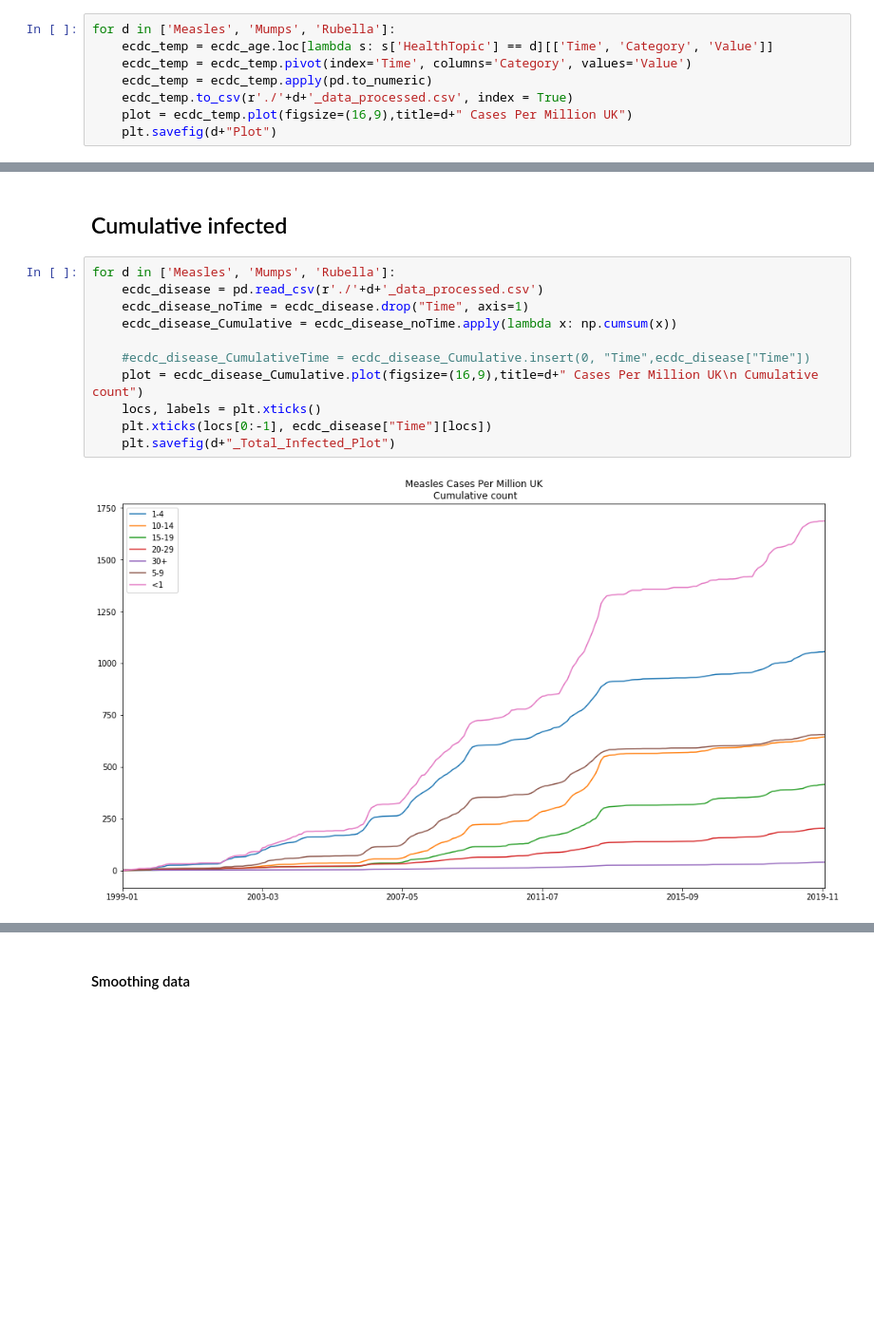
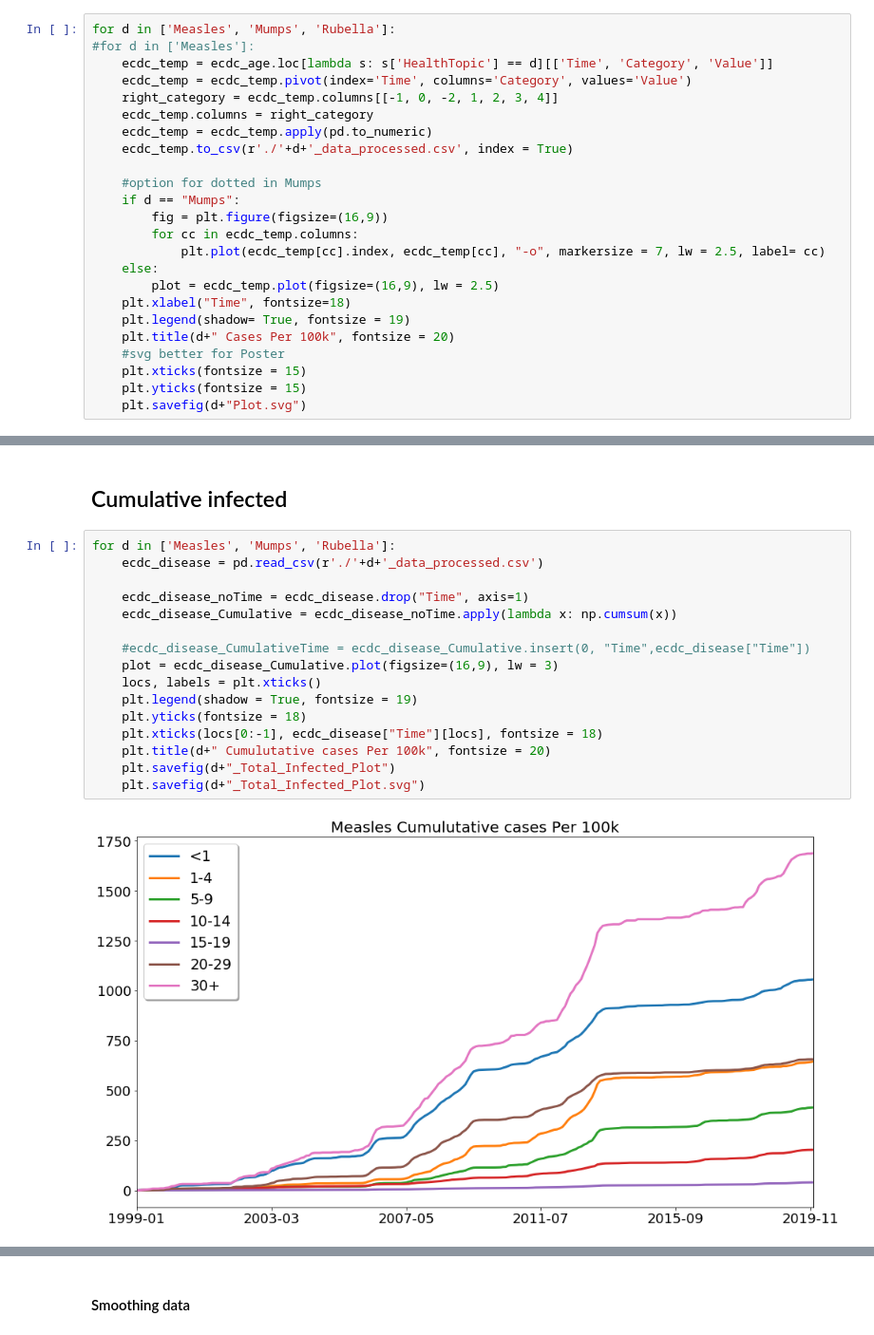
Before and after one commit to dhelekal/EpiRSG2020, a Jupyter notebook: data_nb/ECDCdata.ipynb, the cells around one changed output, grey strips where cells are left out. Shown at 95% size. Drawn from its saved outputs; the diff is of its cells as text; blank space fills up the shorter version.

Commit message:
Nicer plots and in svg format

```diff
--- a/data_nb/ECDCdata.ipynb
+++ b/data_nb/ECDCdata.ipynb
@@ -26,10 +26,26 @@ ecdc_data = ecdc_data.loc[lambda s: s['Population'] == 'All cases']
 ecdc_age = ecdc_data.loc[lambda s: s['Distribution'] == "Age-specific rate"][['Time', 'Category', 'Value', 'HealthTopic']]
 # %%
 for d in ['Measles', 'Mumps', 'Rubella']:
+#for d in ['Measles']:
     ecdc_temp = ecdc_age.loc[lambda s: s['HealthTopic'] == d][['Time', 'Category', 'Value']]
     ecdc_temp = ecdc_temp.pivot(index='Time', columns='Category', values='Value')
+    right_category = ecdc_temp.columns[[-1, 0, -2, 1, 2, 3, 4]]
+    ecdc_temp.columns = right_category
     ecdc_temp = ecdc_temp.apply(pd.to_numeric)
     ecdc_temp.to_csv(r'./'+d+'_data_processed.csv', index = True)
-    plot = ecdc_temp.plot(figsize=(16,9),title=d+" Cases Per Million UK")
-    plt.savefig(d+"Plot")
+
+    #option for dotted in Mumps
+    if d == "Mumps":
+        fig = plt.figure(figsize=(16,9))
+        for cc in ecdc_temp.columns:
+            plt.plot(ecdc_temp[cc].index, ecdc_temp[cc], "-o", markersize = 7, lw = 2.5, label= cc)
+    else:
+        plot = ecdc_temp.plot(figsize=(16,9), lw = 2.5)
+    plt.xlabel("Time", fontsize=18)
+    plt.legend(shadow= True, fontsize = 19)
+    plt.title(d+" Cases Per 100k", fontsize = 20)
+    #svg better for Poster
+    plt.xticks(fontsize = 15)
+    plt.yticks(fontsize = 15)
+    plt.savefig(d+"Plot.svg")
 # %% [output]
@@ -41,13 +57,18 @@ for d in ['Measles', 'Mumps', 'Rubella']:
 # %%
 for d in ['Measles', 'Mumps', 'Rubella']:
     ecdc_disease = pd.read_csv(r'./'+d+'_data_processed.csv')
+
     ecdc_disease_noTime = ecdc_disease.drop("Time", axis=1)
     ecdc_disease_Cumulative = ecdc_disease_noTime.apply(lambda x: np.cumsum(x))
 
     #ecdc_disease_CumulativeTime = ecdc_disease_Cumulative.insert(0, "Time",ecdc_disease["Time"])
-    plot = ecdc_disease_Cumulative.plot(figsize=(16,9),title=d+" Cases Per Million UK\n Cumulative count")
+    plot = ecdc_disease_Cumulative.plot(figsize=(16,9), lw = 3)
     locs, labels = plt.xticks()
-    plt.xticks(locs[0:-1], ecdc_disease["Time"][locs])
+    plt.legend(shadow = True, fontsize = 19)
+    plt.yticks(fontsize = 18)
+    plt.xticks(locs[0:-1], ecdc_disease["Time"][locs], fontsize = 18)
+    plt.title(d+" Cumulutative cases Per 100k", fontsize = 20)
     plt.savefig(d+"_Total_Infected_Plot")
+    plt.savefig(d+"_Total_Infected_Plot.svg")
 # %% [output]
-[figure, old version]
+[figure, new version]
```
Also changed, not shown: parts of 2 cells of this notebook, 12 other files.
